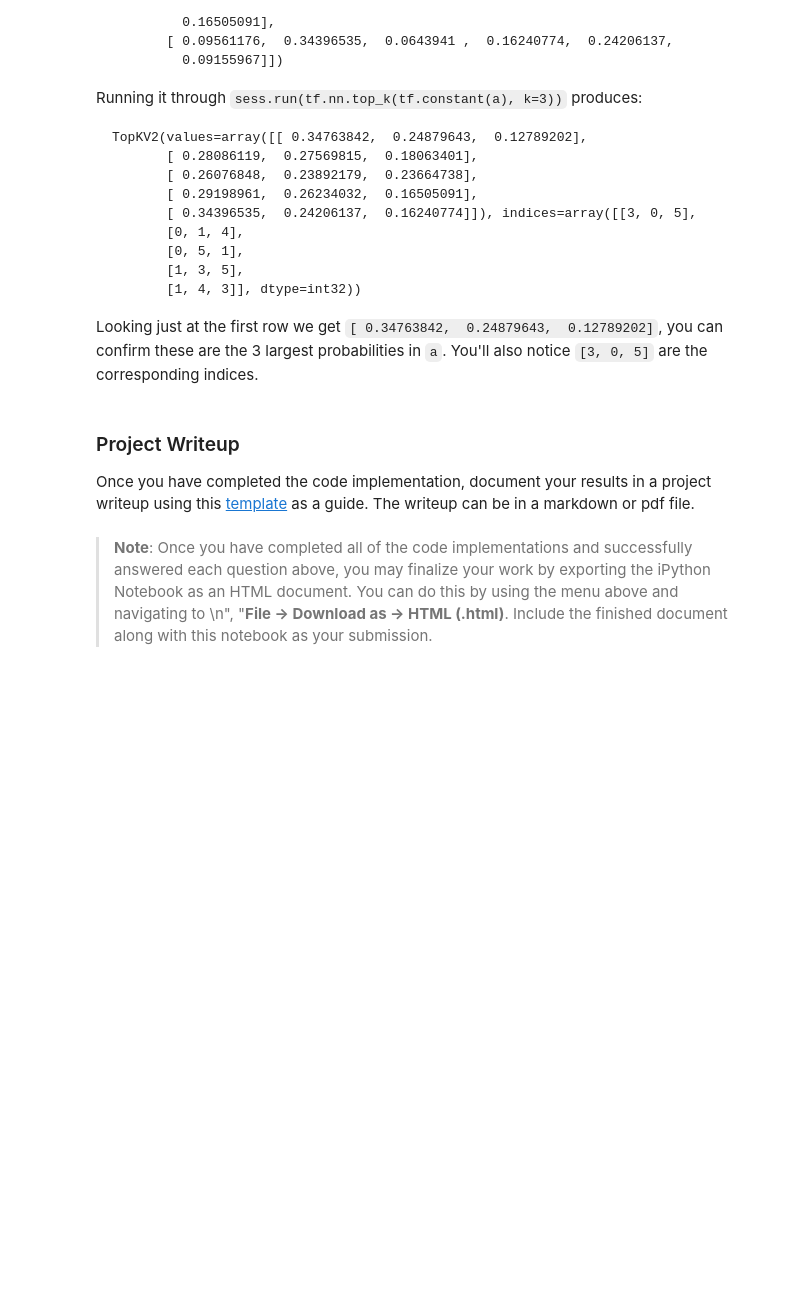
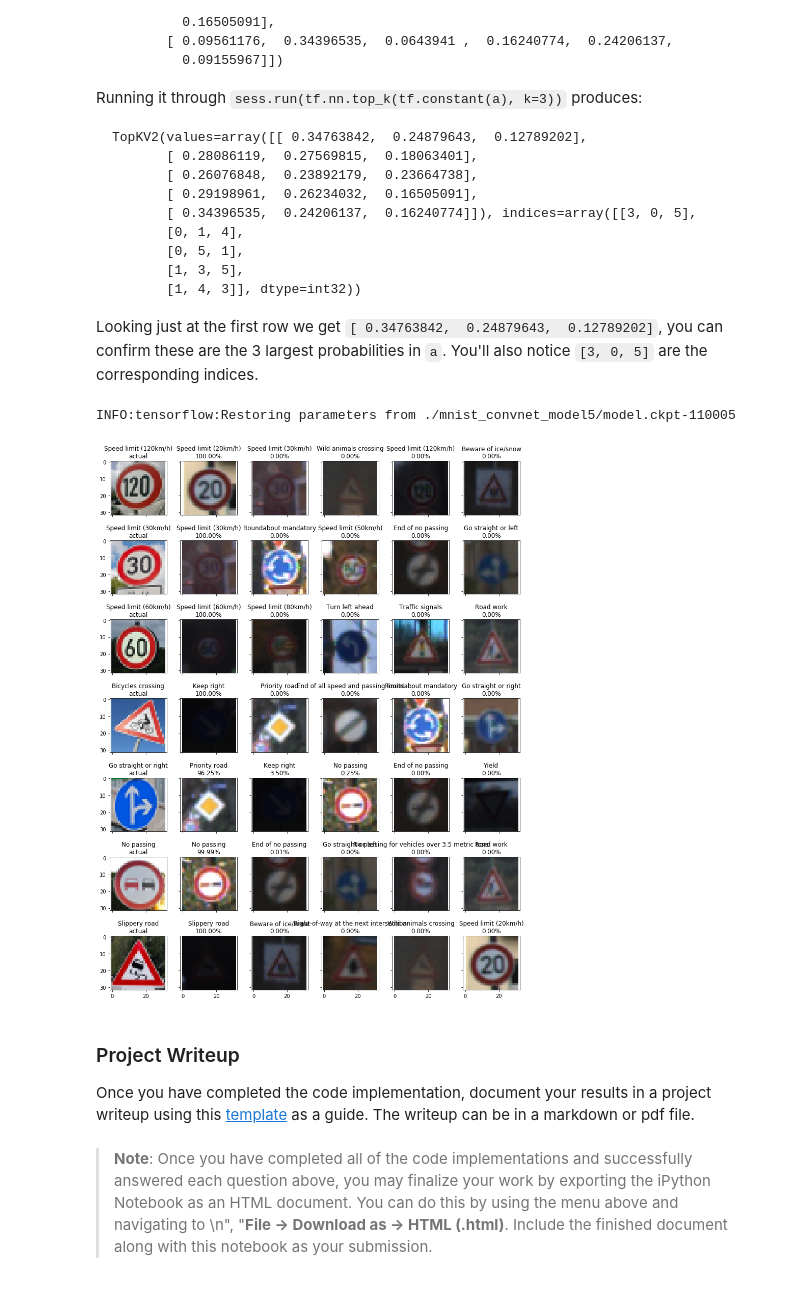
Before and after one commit to biohazardpb4/CarND-Traffic-Sign-Classifier-Project, a Jupyter notebook: Traffic_Sign_Classifier.ipynb, the cells around one changed output. Saved outputs shown, nothing was run; the diff lists cells and outputs as text; code cells hidden in the pictures; blank space fills up the shorter version.

```diff
--- a/Traffic_Sign_Classifier.ipynb
+++ b/Traffic_Sign_Classifier.ipynb
@@ -270,7 +271,9 @@ def cnn_model_fn(features, labels, mode):
       "classes": tf.argmax(input=logits, axis=1),
       # Add `softmax_tensor` to the graph. It is used for PREDICT and by the
       # `logging_hook`.
-      "probabilities": tf.nn.softmax(logits, name="softmax_tensor")
+      "probabilities": tf.nn.softmax(logits, name="softmax_tensor"),
+      "top_5_indices": tf.nn.top_k(tf.nn.softmax(logits), k=5).indices,
+      "top_5_values": tf.nn.top_k(tf.nn.softmax(logits), k=5).values,
   }
 
   if mode == tf.estimator.ModeKeys.PREDICT:
@@ -520,3 +528,28 @@ Looking just at the first row we get `[ 0.34763842,  0.24879643,  0.12789202]`,
+# %%
+### Print out the top five softmax probabilities for the predictions on the German traffic sign images found on the web.
+### Feel free to use as many code cells as needed.
+
+predict_input_fn = tf.estimator.inputs.numpy_input_fn(
+    x={"x": normalize(rgb2gray(x_extra_valid)).astype(np.float32)},
+    y=y_extra_valid.astype(np.int32),
+    num_epochs=1,
+    shuffle=False)
+predict_results = sign_classifier.predict(input_fn=predict_input_fn)
+
+
+fig, axs = plt.subplots(nrows=len(x_extra_valid), ncols=6, squeeze=False, sharex='all', sharey='all', figsize=(12,15))
+fig.tight_layout(h_pad=4.0)
+
+for (ax, result, x, y) in zip(axs, predict_results, x_extra_valid, y_extra_valid):
+    ax[0].imshow(x)
+    ax[0].set_title(classes[y]+'\nactual')
+    for i in range(0, 5):
+        ax[i+1].imshow(X_train[examples[result['top_5_indices'][i]]])
+        ax[i+1].set_title('{}\n{:.2%}'.format(classes[result['top_5_indices'][i]], result['top_5_values'][i]))
+plt.show()
+# %% [output]
+INFO:tensorflow:Restoring parameters from ./mnist_convnet_model5/model.ckpt-110005
+[figure, added]
 # %% [markdown]
 ### Project Writeup
 
```
Also changed, not shown: parts of 6 cells of this notebook.
